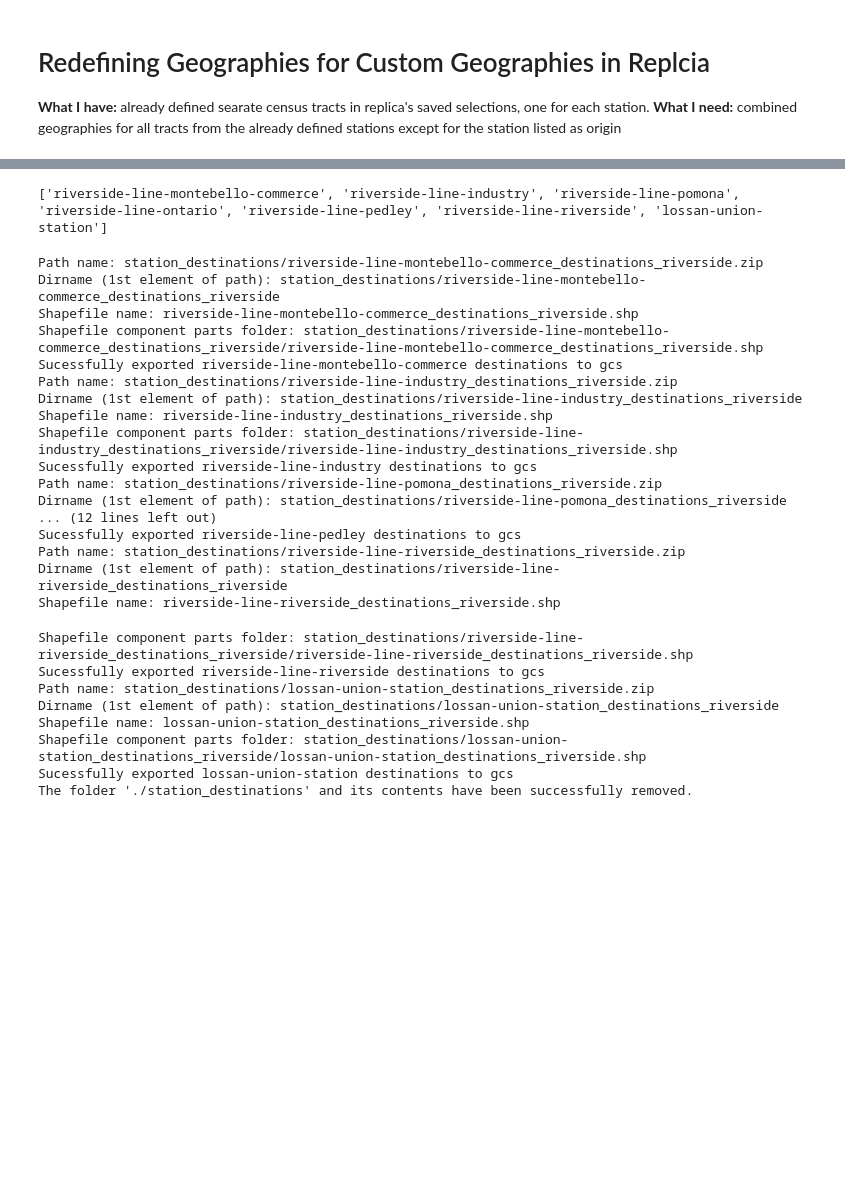
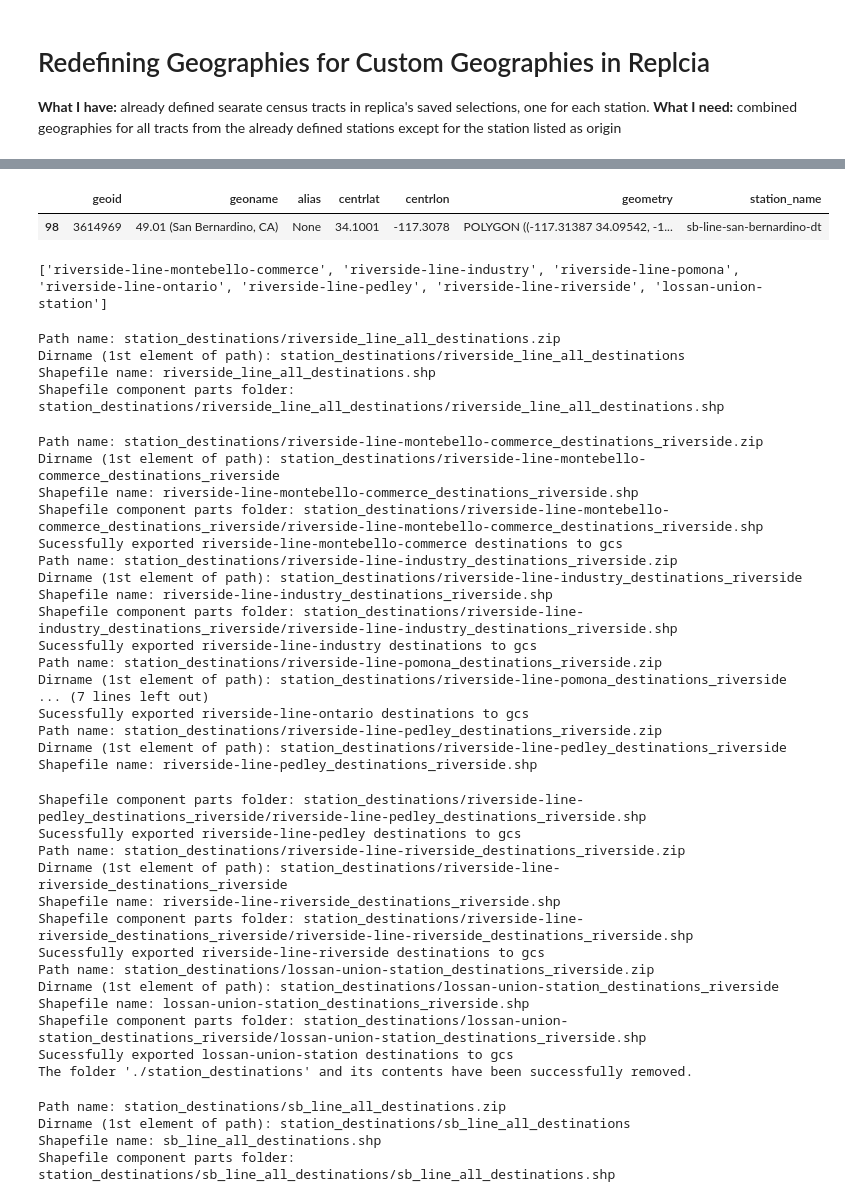
Before and after one commit to cal-itp/big-data-geoanalytics, a Jupyter notebook: replica/locations_selections/redefine_geographies.ipynb, the cells around one changed output, grey strips where cells are left out. Saved outputs shown, nothing was run; the diff lists cells and outputs as text; code cells hidden in the pictures; blank space fills up the shorter version.

```diff
--- a/replica/locations_selections/redefine_geographies.ipynb
+++ b/replica/locations_selections/redefine_geographies.ipynb
@@ -55,12 +55,14 @@ for station in station_list_riverside:
 all_stations_riverside = pd.concat(all_df, ignore_index=True)
 # %%
 # all_stations_riverside
+# %%
+all_df_sb = []
 # %%
 for station in station_list_sb:
     with get_fs().open(f"{gcs_path}saved-selection-geo-{station}_us-tract-2020.zip") as f:
-        df = to_snakecase(gpd.read_file(f))
-        df['station_name'] = station
+        df_sb = to_snakecase(gpd.read_file(f))
+        df_sb['station_name'] = station
 
-        all_df.append(df)
+        all_df_sb.append(df_sb)
 
-all_stations_sb = pd.concat(all_df, ignore_index=True)
+all_stations_sb = pd.concat(all_df_sb, ignore_index=True)
@@ -76,6 +78,11 @@ all_stations_riverside.explore()
 [interactive output not drawn]
 # %%
 # all_stations_riverside.sample()
+# %%
+all_stations_sb.sample()
+# %% [output]
+|  | geoid | geoname | alias | centrlat | centrlon | geometry | station_name |
+| 98 | 3614969 | 49.01 (San Bernardino, CA) | None | 34.1001 | -117.3078 | POLYGON ((-117.31387 34.09542, -1... | sb-line-san-bernardino-dt |
 # %%
 ### combine destination locations, aka all stations but the one at the origin
 # %%
@@ -84,11 +91,23 @@ print(station_list_riverside)
 ['riverside-line-montebello-commerce', 'riverside-line-industry', 'riverside-line-pomona', 'riverside-line-ontario', 'riverside-line-pedley', 'riverside-line-riverside', 'lossan-union-station']
 # %%
 # gcs_export = "gs://calitp-analytics-data/data-analyses/big_data/lossan_stations/station_destinations_combined/"
+# %%
+### create zipped file for all stations
+all_stations_riverside_deduplicated = all_stations_riverside.drop_duplicates(subset=['geoname'], keep='first')
+
+utils.make_zipped_shapefile(all_stations_riverside_deduplicated, f"station_destinations/riverside_line_all_destinations.zip")
+# %% [output]
+Path name: station_destinations/riverside_line_all_destinations.zip
+Dirname (1st element of path): station_destinations/riverside_line_all_destinations
+Shapefile name: riverside_line_all_destinations.shp
+Shapefile component parts folder: station_destinations/riverside_line_all_destinations/riverside_line_all_destinations.shp
 # %%
 for station in station_list_riverside:
     station_destinations = all_stations_riverside>>filter(_.station_name!=station)
+    station_destinations_deduplicated = station_destinations.drop_duplicates(subset=['geoname'], keep='first')
 
-    utils.make_zipped_shapefile(station_destinations, f"station_destinations/{station}_destinations_riverside.zip")
+
+    utils.make_zipped_shapefile(station_destinations_deduplicated, f"station_destinations/{station}_destinations_riverside.zip")
     # station_destinations.to_file(f"{gcs_path}station_destinations_combined/{station}_destinations.shp", driver="ESRI Shapefile")
 
     print(f"Sucessfully exported {station} destinations to gcs")
@@ -118,11 +137,16 @@ Shapefile component parts folder: station_destinations/riverside-line-industry_d
 Sucessfully exported riverside-line-industry destinations to gcs
 Path name: station_destinations/riverside-line-pomona_destinations_riverside.zip
 Dirname (1st element of path): station_destinations/riverside-line-pomona_destinations_riverside
-... (12 lines left out)
-Sucessfully exported riverside-line-pedley destinations to gcs
-Path name: station_destinations/riverside-line-riverside_destinations_riverside.zip
-Dirname (1st element of path): station_destinations/riverside-line-riverside_destinations_riverside
-Shapefile name: riverside-line-riverside_destinations_riverside.shp
+... (7 lines left out)
+Sucessfully exported riverside-line-ontario destinations to gcs
+Path name: station_destinations/riverside-line-pedley_destinations_riverside.zip
+Dirname (1st element of path): station_destinations/riverside-line-pedley_destinations_riverside
+Shapefile name: riverside-line-pedley_destinations_riverside.shp
+Shapefile component parts folder: station_destinations/riverside-line-pedley_destinations_riverside/riverside-line-pedley_destinations_riverside.shp
+Sucessfully exported riverside-line-pedley destinations to gcs
+Path name: station_destinations/riverside-line-riverside_destinations_riverside.zip
+Dirname (1st element of path): station_destinations/riverside-line-riverside_destinations_riverside
+Shapefile name: riverside-line-riverside_destinations_riverside.shp
 Shapefile component parts folder: station_destinations/riverside-line-riverside_destinations_riverside/riverside-line-riverside_destinations_riverside.shp
 Sucessfully exported riverside-line-riverside destinations to gcs
 Path name: station_destinations/lossan-union-station_destinations_riverside.zip
@@ -131,6 +155,16 @@ Shapefile name: lossan-union-station_destinations_riverside.shp
 Shapefile component parts folder: station_destinations/lossan-union-station_destinations_riverside/lossan-union-station_destinations_riverside.shp
 Sucessfully exported lossan-union-station destinations to gcs
 The folder './station_destinations' and its contents have been successfully removed.
+# %%
+### create zipped file for all stations
+all_stations_sb_deduplicated = all_stations_sb.drop_duplicates(subset=['geoname'], keep='first')
+
+utils.make_zipped_shapefile(all_stations_sb_deduplicated, f"station_destinations/sb_line_all_destinations.zip")
+# %% [output]
+Path name: station_destinations/sb_line_all_destinations.zip
+Dirname (1st element of path): station_destinations/sb_line_all_destinations
+Shapefile name: sb_line_all_destinations.shp
+Shapefile component parts folder: station_destinations/sb_line_all_destinations/sb_line_all_destinations.shp
 # %%
 for station in station_list_sb:
     station_destinations = all_stations_sb>>filter(_.station_name!=station)
```
Also changed, not shown: parts of 7 cells of this notebook.
